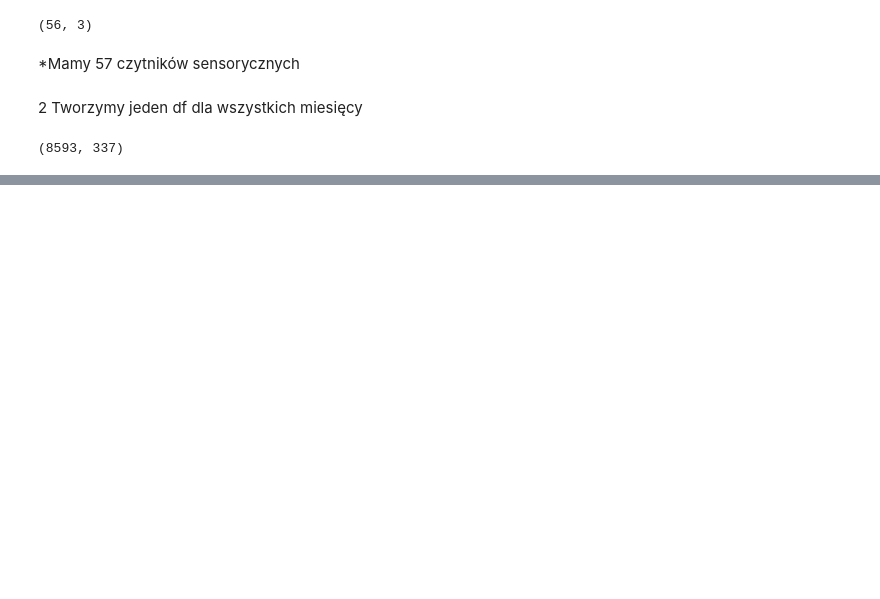
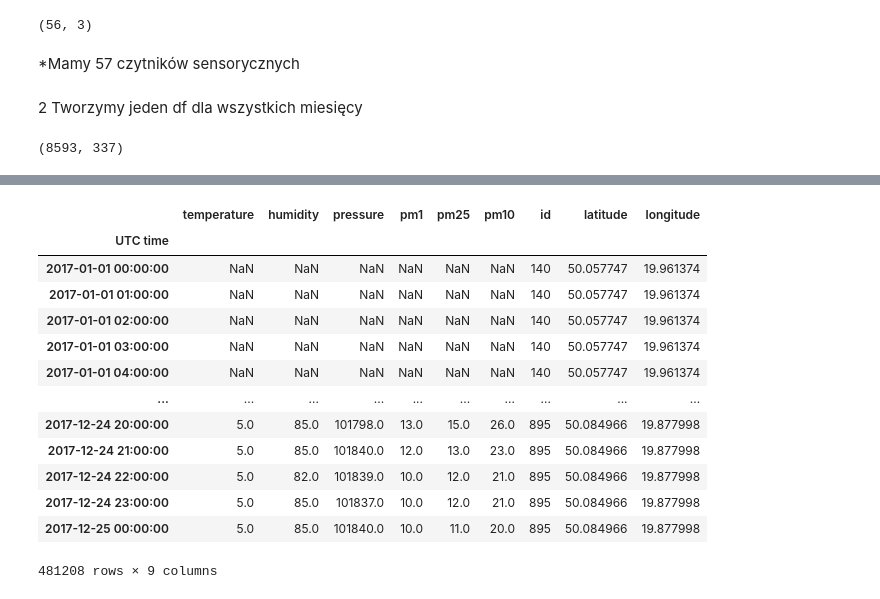
Before and after one commit to Joanna0512/smog_krakowski, a Jupyter notebook: smog_w_krakowie.ipynb, the cells around one changed output, grey strips where cells are left out. Cells and saved outputs as stored; diff of their text form; code cells hidden in the pictures; blank space fills up the shorter version.

```diff
--- a/smog_w_krakowie.ipynb
+++ b/smog_w_krakowie.ipynb
@@ -119,0 +171,10 @@ year.shape
+# %%
+new_df = pd.DataFrame()
+
+for i in year.groupby(year.columns.str.split('_').str[0], axis=1):
+  old = i[1].columns
+  new = i[1].columns.str.split("_").str[1]
+  zmiana = { k:v  for k,v in zip(old,new)}
+  i[1].rename(columns=zmiana,inplace=True)
+  i[1]["id"] = i[0]
+  new_df = new_df.append(i[1])
@@ -119,0 +219,2 @@ year.shape
+# %%
+new_df["id"] = new_df["id"].astype(int)
@@ -119,0 +234,2 @@ year.shape
+# %%
+sensor_new = new_df.reset_index().merge(sensor_loc, how="left")
@@ -119,0 +245,19 @@ year.shape
+# %%
+sensor_new = sensor_new.set_index("UTC time")
+# %%
+sensor_new
+# %% [output]
+|  | temperature | humidity | pressure | pm1 | pm25 | pm10 | id | latitude | longitude |
+| UTC time |  |  |  |  |  |  |  |  |  |
+| 2017-01-01 00:00:00 | NaN | NaN | NaN | NaN | NaN | NaN | 140 | 50.057747 | 19.961374 |
+| 2017-01-01 01:00:00 | NaN | NaN | NaN | NaN | NaN | NaN | 140 | 50.057747 | 19.961374 |
+| 2017-01-01 02:00:00 | NaN | NaN | NaN | NaN | NaN | NaN | 140 | 50.057747 | 19.961374 |
+| 2017-01-01 03:00:00 | NaN | NaN | NaN | NaN | NaN | NaN | 140 | 50.057747 | 19.961374 |
+| 2017-01-01 04:00:00 | NaN | NaN | NaN | NaN | NaN | NaN | 140 | 50.057747 | 19.961374 |
+| ... | ... | ... | ... | ... | ... | ... | ... | ... | ... |
+| 2017-12-24 20:00:00 | 5.0 | 85.0 | 101798.0 | 13.0 | 15.0 | 26.0 | 895 | 50.084966 | 19.877998 |
+| 2017-12-24 21:00:00 | 5.0 | 85.0 | 101840.0 | 12.0 | 13.0 | 23.0 | 895 | 50.084966 | 19.877998 |
+| 2017-12-24 22:00:00 | 5.0 | 82.0 | 101839.0 | 10.0 | 12.0 | 21.0 | 895 | 50.084966 | 19.877998 |
+| 2017-12-24 23:00:00 | 5.0 | 85.0 | 101837.0 | 10.0 | 12.0 | 21.0 | 895 | 50.084966 | 19.877998 |
+| 2017-12-25 00:00:00 | 5.0 | 85.0 | 101840.0 | 10.0 | 11.0 | 20.0 | 895 | 50.084966 | 19.877998 |
+481208 rows × 9 columns
```
Also changed, not shown: parts of 12 cells of this notebook.
